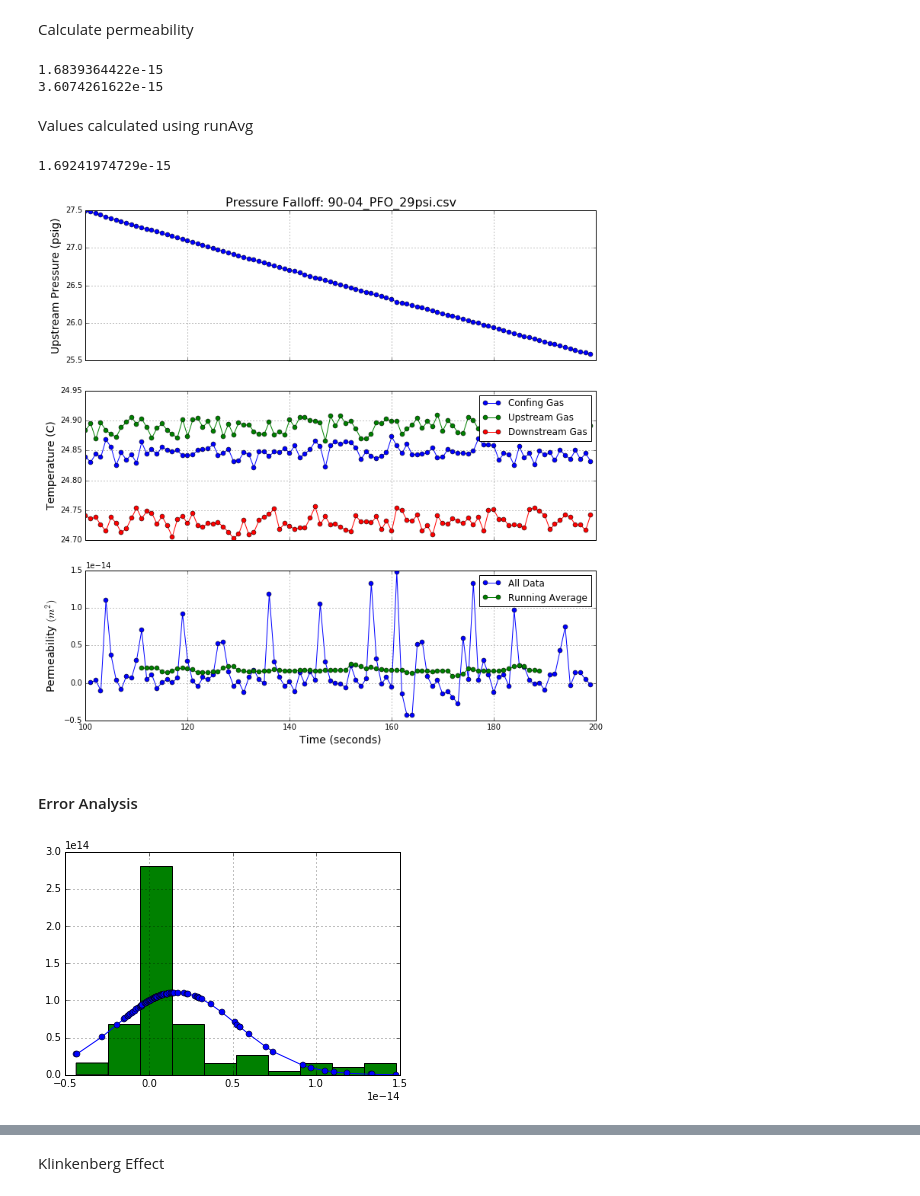
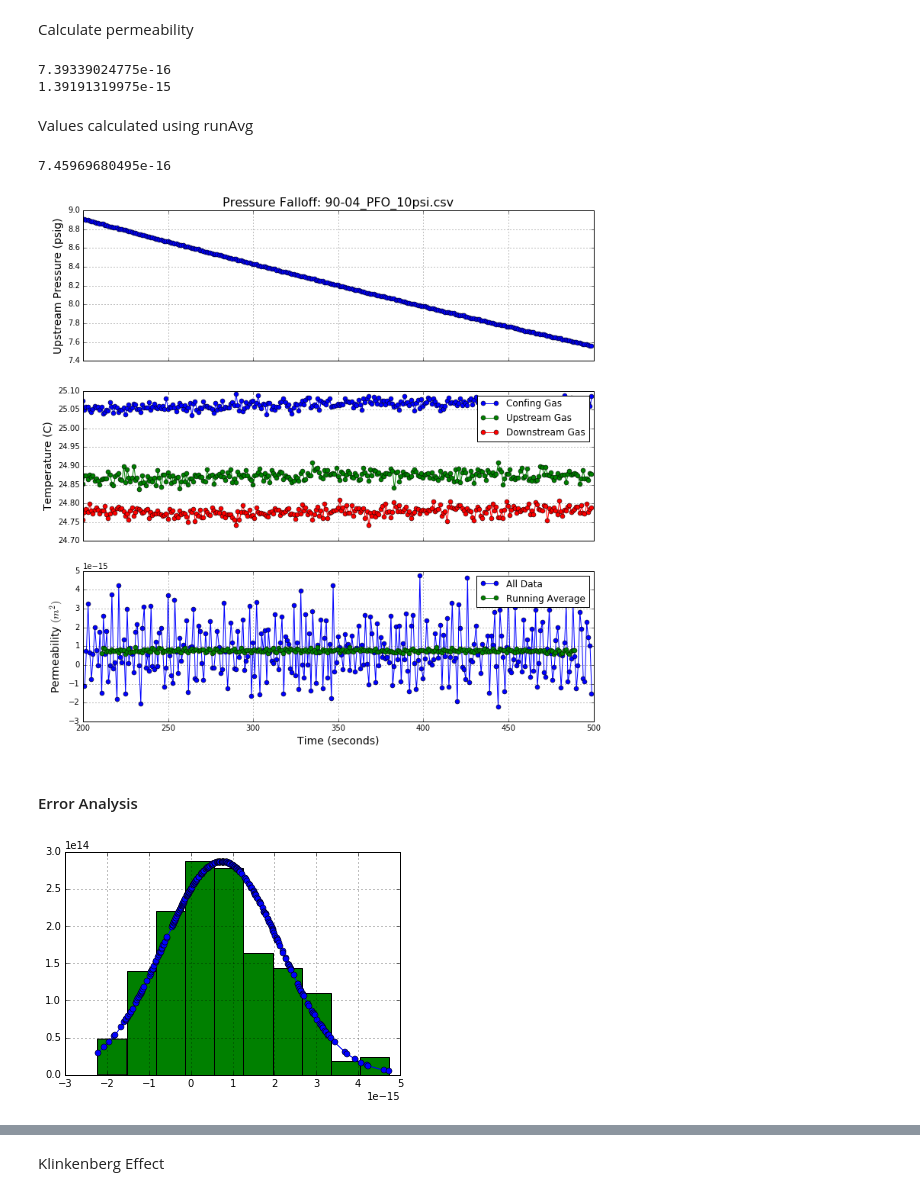
Before and after one commit to brandonlampe/CS_Research, a Jupyter notebook: Perm/Perm_PressureFallOff_02.ipynb, the cells around one changed output, grey strips where cells are left out. Drawn from its saved outputs; the diff is of its cells as text; code cells hidden in the pictures.

```diff
--- a/Perm/Perm_PressureFallOff_02.ipynb
+++ b/Perm/Perm_PressureFallOff_02.ipynb
@@ -15,7 +15,7 @@ import ResearchFunc as rf
 # %% [markdown]
 #### Load Test Data
 # %%
-fname = "90-04_PFO_29psi.csv"
+fname = "90-04_PFO_10psi.csv"
 data = rf.minimeter_import(fname)
 
 time_idx = 1
@@ -36,7 +36,7 @@ rf.plot_mmdat(data, splice=0, time_idx = 1, pdiff_idx = 2, p_idx = 3, T_conf_idx
 # %% [markdown]
 #### Identify data to analyze
 # %%
-idx_min=100
-idx_max=200
+idx_min=200
+idx_max=500
 rf.plot_mmdat(data, 1, idx_min, idx_max)
 # %% [output]
@@ -64,9 +64,9 @@ g = 9.81 # gravitational acceleration (m/s2)
 #### Define Sample Dimensions
 # %%
 Patm_psi = 12.2 # ambient absolute pressure, psia
-L_cm = 8.91 # length of sample [cm]
-d1_cm = 7.35 # diameter of sample [cm]
-d2_cm = 8.08 # diameter of sample [cm]
+L_cm = 9.17 # length of sample [cm]
+d1_cm = 9.161 # diameter of sample [cm]
+d2_cm = 9.325 # diameter of sample [cm]
 # %%
 Patm_pa = Patm_psi*(101325./14.6959)
 # %% [markdown]
@@ -165,8 +165,8 @@ perm_dev = np.std(perm_all)
 print(perm)
 print(perm_dev)
 # %% [output]
-1.6839364422e-15
-3.6074261622e-15
+7.39339024775e-16
+1.39191319975e-15
 # %% [markdown]
 Values calculated using runAvg
 # %%
@@ -180,45 +180,48 @@ perm_avg_dev = np.std(perm_avg)
 # %%
 print(perm_avg_avg)
 # %% [output]
-1.69241974729e-15
+7.45969680495e-16
 # %%
 fig_results, ax = plt.subplots(3, sharex=True, figsize = (12,12))
-fig_results_name = 'PFO_'+fname[:-3]+'pdf'
+fig_results_name_a = 'PFO_'+fname[:-3]+'pdf'
+fig_results_name_b = 'PFO_'+fname[:-3]+'png'
 
 ax[0].plot(time, pdiff_psi, "o-")
 ax[1].plot(time, T_conf, "o-")
 ax[1].plot(time, T_us, "o-")
 ax[1].plot(time, T_ds, "o-")
 
 perm_all_plt, =ax[2].plot(time[1:], perm_all, "o-", label='All Data')
 perm_win_plt, =ax[2].plot(time[1+trim:-trim], perm_avg, "o-", label='Running Average')
 ax[2].legend(handles=[perm_all_plt, perm_win_plt])
 
 lbl_temp = np.array(['Confing Gas', 'Upstream Gas', 'Downstream Gas']).astype(str)
 ax[1].legend(lbl_temp, frameon=1, framealpha = 1, loc=1)
 
 ax[2].set_xlabel('Time (seconds)', fontsize = 14)
 
 ax[0].set_ylabel('Upstream Pressure (psig)', fontsize = 14)
 ax[1].set_ylabel('Temperature (C)', fontsize = 14)
 ax[2].set_ylabel('Permeability $(m^2)$', fontsize = 14)
 
 ax[0].grid(True, which = 'major')
 ax[1].grid(True, which = 'major')
 ax[2].grid(True, which = 'major')
 
 # perm_lbl =r'$k_m$ = {:.2E} $\pm$ {:.1E} $m^2$'.format(perm, 2*perm_dev)
 # ax[2].text(2, 1.0e-15, s=perm_lbl, fontsize=15,bbox={'facecolor':'white', 'pad':10})
 
 lbl = 'Pressure Falloff: '+fname
 ax[0].set_title(lbl, fontsize=16)
 
 # save to file
 path = "/Users/Lampe/GrantNo456417/CurrentTesting/Permeability"
-out_file = path + "/" + fig_results_name
+out_file = path + "/" + fig_results_name_a
 fig_results.savefig(out_file)
+out_file = path + "/" + fig_results_name_b
+fig_results.savefig(out_file)
 # %% [output]
-[figure, old version]
+[figure, new version]
 # %% [markdown]
 #### Error Analysis
 # %%
@@ -234,7 +237,7 @@ plt.plot(k, pdf, 'o-') # including perm_all here is crucial
 plt.hist(k, normed=True)
 plt.grid(True)
 # %% [output]
-[figure, old version]
+[figure, new version]
 # %%
 perm_avg.sort()
 
```
Also changed, not shown: parts of 8 cells of this notebook, 16 other files.
